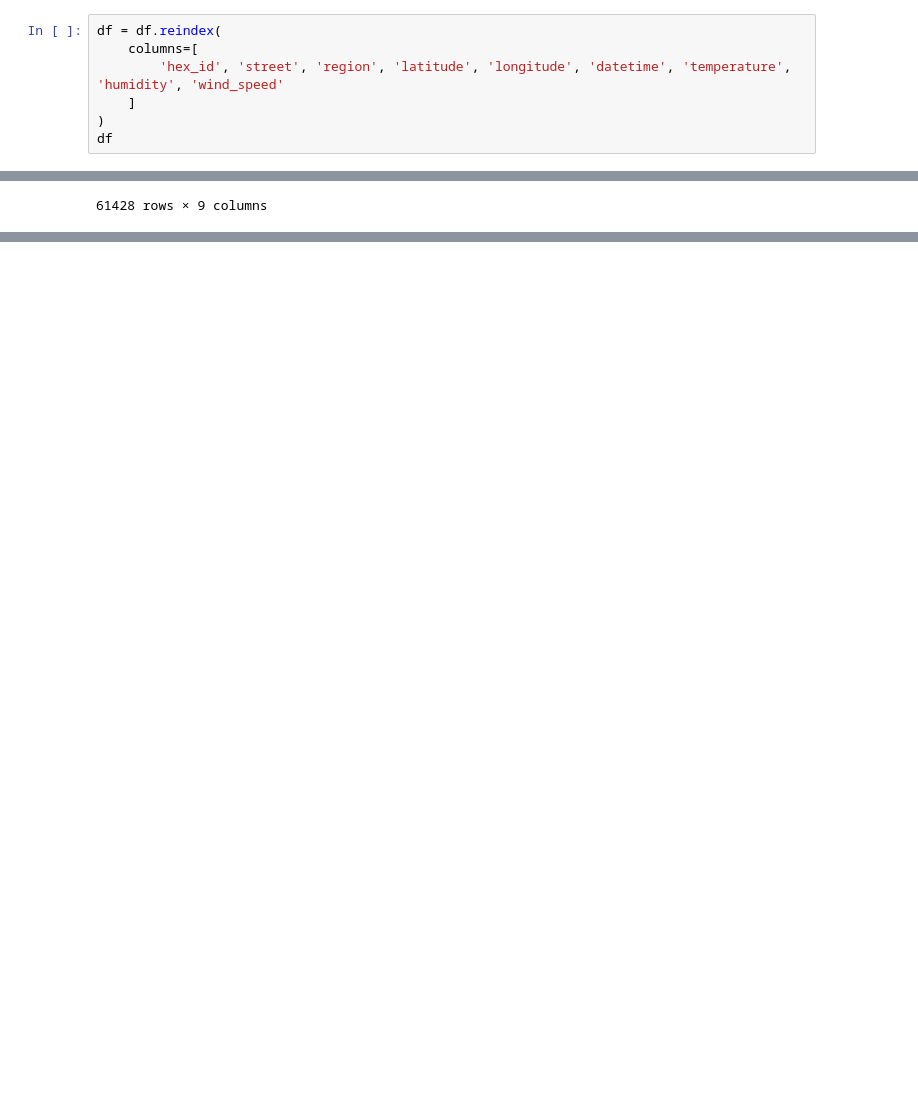
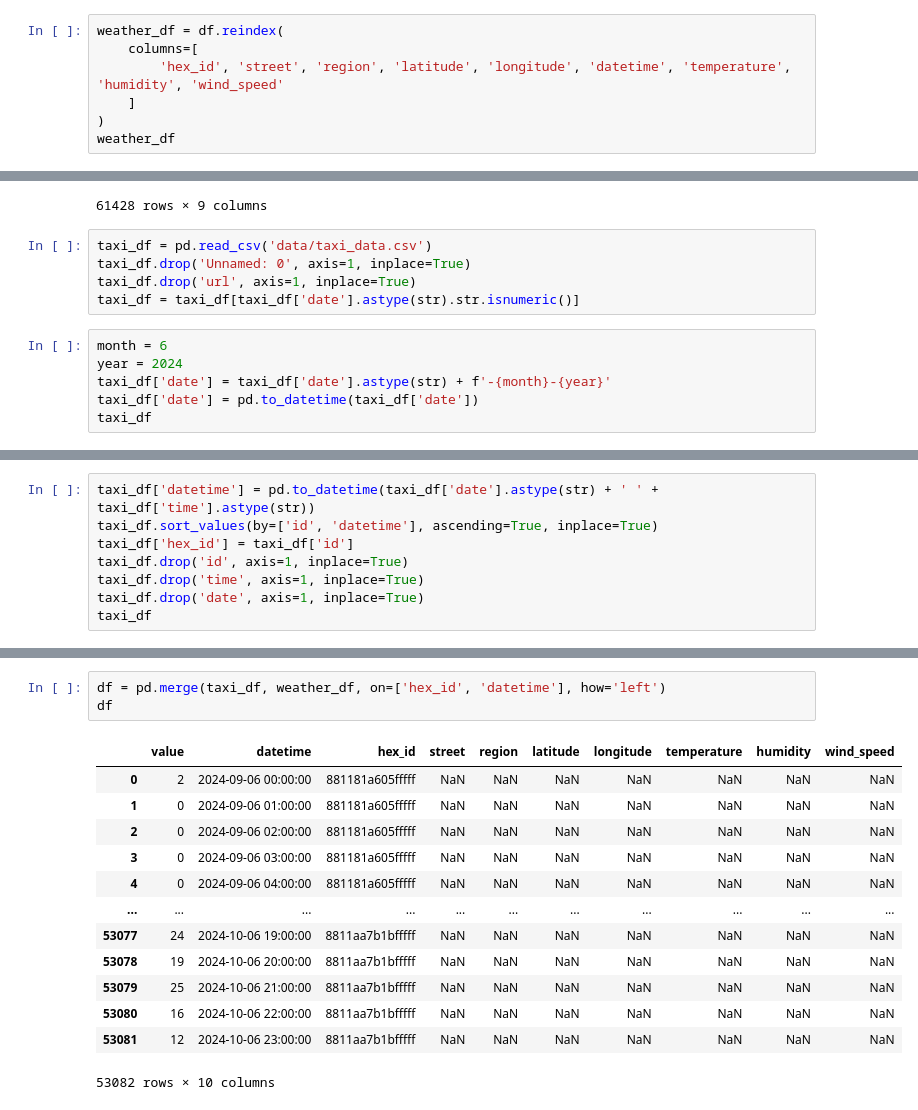
Before and after one commit to kudrmax/hse-datacamp, a Jupyter notebook: merge_tables.ipynb, the cells around one changed output, grey strips where cells are left out. Cells and saved outputs as stored; diff of their text form; blank space fills up the shorter version.

```diff
--- a/merge_tables.ipynb
+++ b/merge_tables.ipynb
@@ -184,12 +184,12 @@ df
 | 61339 | 2024-06-20 23:00:00 | "Москва, улица Раменки, 25к3" | 119607 | 55.687975 | 37.494997 | 119607, г Москва, р-н Раменки, ул... | 8811aa7b5dfffff | 2024-06-20 | 23:00:00 | ... |
 61428 rows × 13 columns
 # %%
-df = df.reindex(
+weather_df = df.reindex(
     columns=[
         'hex_id', 'street', 'region', 'latitude', 'longitude', 'datetime', 'temperature', 'humidity', 'wind_speed'
     ]
 )
-df
+weather_df
 # %% [output]
 |  | hex_id | street | region | latitude | longitude | datetime | temperature | humidity | wind_speed |
 | 95 | 8811aa4483fffff | "Москва, Островная улица, 2с2" | 121552, г Москва, Крылатское р-н,... | 55.757861 | 37.450993 | 2024-06-01 00:00:00 | 18 | 73 | 7 |
@@ -204,3 +204,14 @@ df
 | 61211 | 8811aa7b5dfffff | "Москва, улица Раменки, 25к3" | 119607, г Москва, р-н Раменки, ул... | 55.687975 | 37.494997 | 2024-06-20 22:00:00 | 14 | 88 | 11 |
 | 61339 | 8811aa7b5dfffff | "Москва, улица Раменки, 25к3" | 119607, г Москва, р-н Раменки, ул... | 55.687975 | 37.494997 | 2024-06-20 23:00:00 | 14 | 88 | 11 |
 61428 rows × 9 columns
+# %%
+taxi_df = pd.read_csv('data/taxi_data.csv')
+taxi_df.drop('Unnamed: 0', axis=1, inplace=True)
+taxi_df.drop('url', axis=1, inplace=True)
+taxi_df = taxi_df[taxi_df['date'].astype(str).str.isnumeric()]
+# %%
+month = 6
+year = 2024
+taxi_df['date'] = taxi_df['date'].astype(str) + f'-{month}-{year}'
+taxi_df['date'] = pd.to_datetime(taxi_df['date'])
+taxi_df
@@ -206,0 +232,8 @@ df
+# %%
+taxi_df['datetime'] = pd.to_datetime(taxi_df['date'].astype(str) + ' ' + taxi_df['time'].astype(str))
+taxi_df.sort_values(by=['id', 'datetime'], ascending=True, inplace=True)
+taxi_df['hex_id'] = taxi_df['id']
+taxi_df.drop('id', axis=1, inplace=True)
+taxi_df.drop('time', axis=1, inplace=True)
+taxi_df.drop('date', axis=1, inplace=True)
+taxi_df
@@ -206,0 +254,17 @@ df
+# %%
+df = pd.merge(taxi_df, weather_df, on=['hex_id', 'datetime'], how='left')
+df
+# %% [output]
+|  | value | datetime | hex_id | street | region | latitude | longitude | temperature | humidity | wind_speed |
+| 0 | 2 | 2024-09-06 00:00:00 | 881181a605fffff | NaN | NaN | NaN | NaN | NaN | NaN | NaN |
+| 1 | 0 | 2024-09-06 01:00:00 | 881181a605fffff | NaN | NaN | NaN | NaN | NaN | NaN | NaN |
+| 2 | 0 | 2024-09-06 02:00:00 | 881181a605fffff | NaN | NaN | NaN | NaN | NaN | NaN | NaN |
+| 3 | 0 | 2024-09-06 03:00:00 | 881181a605fffff | NaN | NaN | NaN | NaN | NaN | NaN | NaN |
+| 4 | 0 | 2024-09-06 04:00:00 | 881181a605fffff | NaN | NaN | NaN | NaN | NaN | NaN | NaN |
+| ... | ... | ... | ... | ... | ... | ... | ... | ... | ... | ... |
+| 53077 | 24 | 2024-10-06 19:00:00 | 8811aa7b1bfffff | NaN | NaN | NaN | NaN | NaN | NaN | NaN |
+| 53078 | 19 | 2024-10-06 20:00:00 | 8811aa7b1bfffff | NaN | NaN | NaN | NaN | NaN | NaN | NaN |
+| 53079 | 25 | 2024-10-06 21:00:00 | 8811aa7b1bfffff | NaN | NaN | NaN | NaN | NaN | NaN | NaN |
+| 53080 | 16 | 2024-10-06 22:00:00 | 8811aa7b1bfffff | NaN | NaN | NaN | NaN | NaN | NaN | NaN |
+| 53081 | 12 | 2024-10-06 23:00:00 | 8811aa7b1bfffff | NaN | NaN | NaN | NaN | NaN | NaN | NaN |
+53082 rows × 10 columns
```
Also changed, not shown: parts of 9 cells of this notebook.
